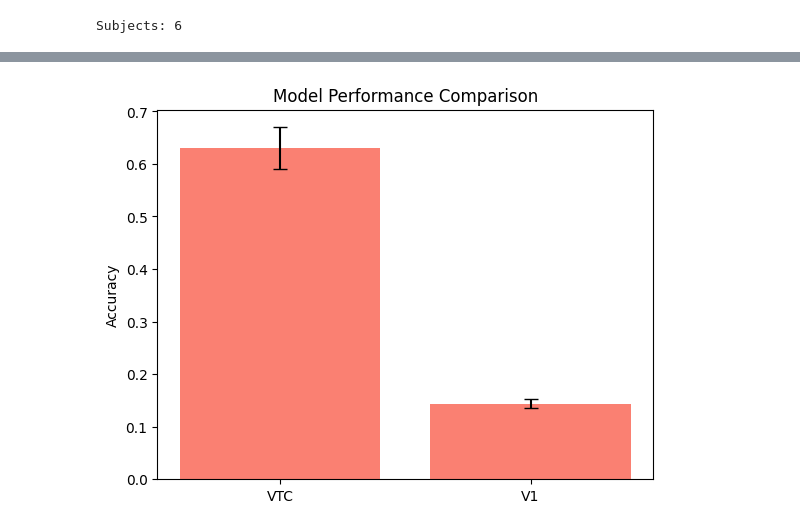
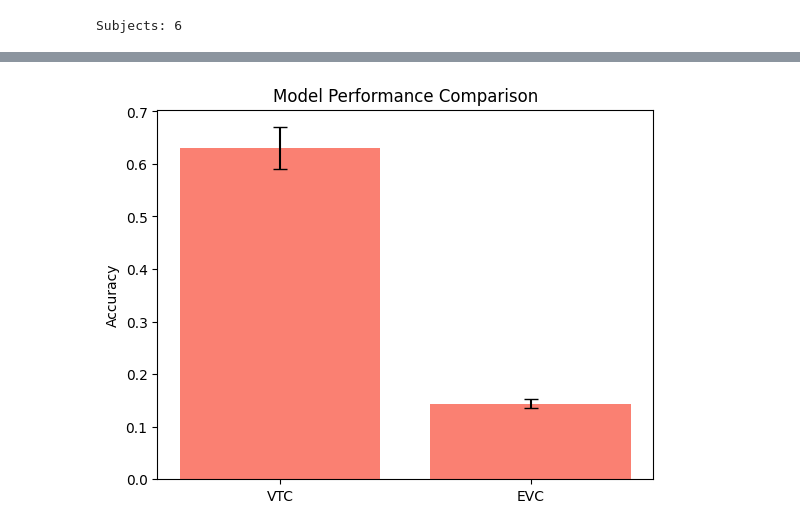
Before and after one commit to HeleenVanAsselt/cmn_project_2_fMRI_dataset, a Jupyter notebook: fMRI_classification.ipynb, the cells around one changed output, grey strips where cells are left out. Saved outputs shown, nothing was run; the diff lists cells and outputs as text; code cells hidden in the pictures.

```diff
--- a/fMRI_classification.ipynb
+++ b/fMRI_classification.ipynb
@@ -59,7 +59,7 @@ atlas = datasets.fetch_atlas_harvard_oxford('cort-maxprob-thr25-2mm', verbose=0)
 atlas_img = atlas.maps
 labels = atlas.labels
 
-v1_index = labels.index('Occipital Pole')
-v1_mask_atlas = math_img("img == %d" % v1_index, img=atlas_img)
+evc_index = labels.index('Occipital Pole')
+evc_mask_atlas = math_img("img == %d" % evc_index, img=atlas_img)
 # %%
 vtc_accuracies = []
@@ -151,11 +151,11 @@ for i in range(len(haxby.func)):
 # %%
 vtc_accuracies = np.array(vtc_accuracies)
-v1_accuracies = np.array(v1_accuracies)
+evc_accuracies = np.array(evc_accuracies)
 
 print("VTC accuracies:", vtc_accuracies)
-print("V1 accuracies:", v1_accuracies)
+print("EVC accuracies:", evc_accuracies)
 
 print("\nMean VTC accuracy:", vtc_accuracies.mean())
-print("Mean V1 accuracy:", v1_accuracies.mean())
+print("Mean EVC accuracy:", evc_accuracies.mean())
 # %% [output]
 VTC accuracies: [0.68171296 0.57175926 0.63773148 0.46412037 0.69191919 0.73148148]
@@ -227,18 +233,18 @@ plt.show()
 # %%
 mean_vtc = np.mean(vtc_accuracies)
-mean_v1 = np.mean(v1_accuracies)
+mean_evc = np.mean(evc_accuracies)
 
 sem_vtc = np.std(vtc_accuracies, ddof=1) / np.sqrt(len(vtc_accuracies))
-sem_v1 = np.std(v1_accuracies, ddof=1) / np.sqrt(len(v1_accuracies))
+sem_evc = np.std(evc_accuracies, ddof=1) / np.sqrt(len(evc_accuracies))
 
-means = [mean_vtc, mean_v1]
-sems = [sem_vtc, sem_v1]
+means = [mean_vtc, mean_evc]
+sems = [sem_vtc, sem_evc]
 
-labels = ["VTC", "V1"]
+labels = ["VTC", "EVC"]
 
 plt.bar(labels, means, yerr=sems, capsize=5, color=["salmon", "salmon"])
 plt.ylabel("Accuracy")
 plt.title("Model Performance Comparison")
 plt.show()
 # %% [output]
-[figure, old version]
+[figure, new version]
```
Also changed, not shown: parts of 4 cells of this notebook.
